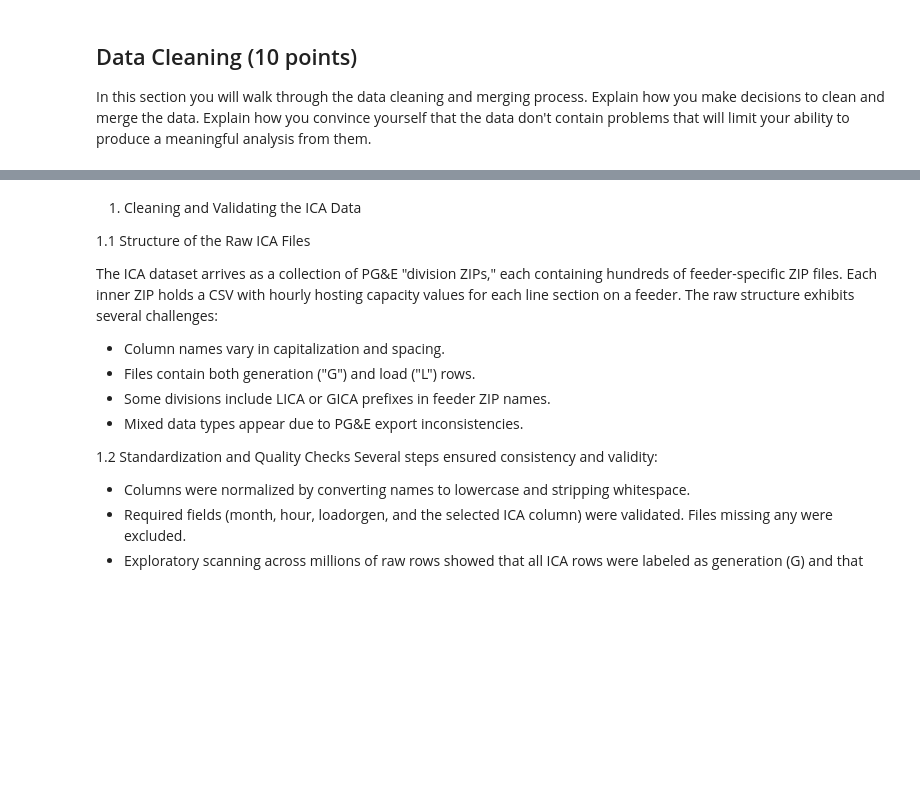
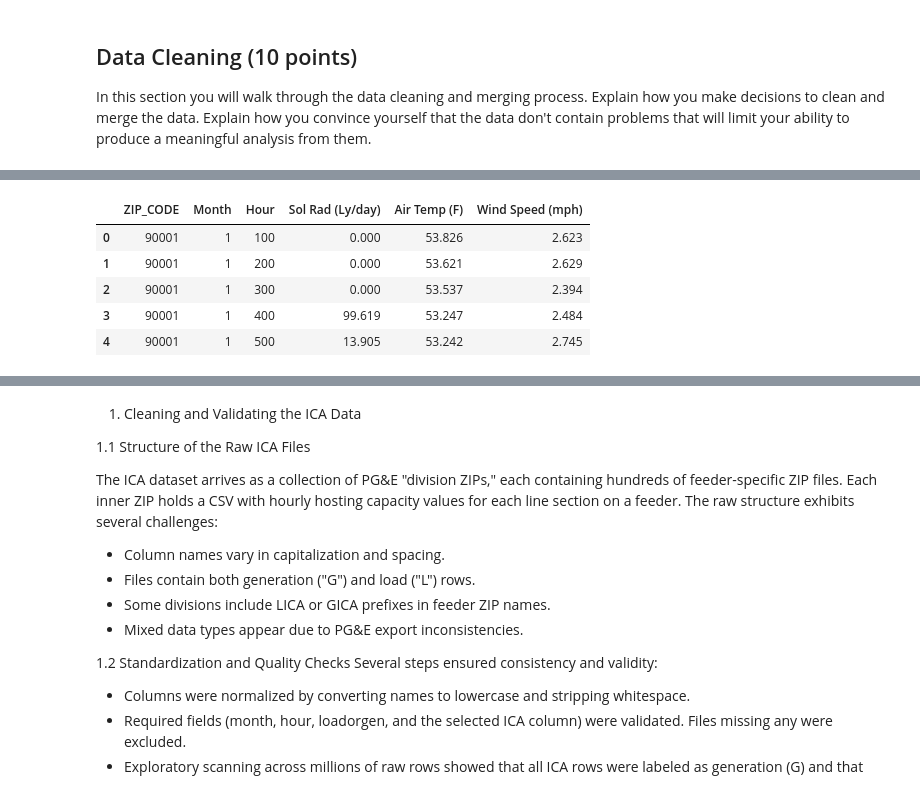
Before and after one commit to Brookeeichen/Predicted-Feeder-Congestion, a Jupyter notebook: FinalProjectTemplate_2025.ipynb, the cells around one changed output, grey strips where cells are left out. Saved outputs shown, nothing was run; the diff lists cells and outputs as text; code cells hidden in the pictures; blank space fills up the shorter version.

```diff
--- a/FinalProjectTemplate_2025.ipynb
+++ b/FinalProjectTemplate_2025.ipynb
@@ -205,0 +224,12 @@ In this section you will walk through the data cleaning and merging process.  Ex
+# %%
+import pandas as pd
+
+df = pd.read_csv("weather/2024_weather_cleaned.csv")
+df.head()
+# %% [output]
+|  | ZIP_CODE | Month | Hour | Sol Rad (Ly/day) | Air Temp (F) | Wind Speed (mph) |
+| 0 | 90001 | 1 | 100 | 0.000 | 53.826 | 2.623 |
+| 1 | 90001 | 1 | 200 | 0.000 | 53.621 | 2.629 |
+| 2 | 90001 | 1 | 300 | 0.000 | 53.537 | 2.394 |
+| 3 | 90001 | 1 | 400 | 99.619 | 53.247 | 2.484 |
+| 4 | 90001 | 1 | 500 | 13.905 | 53.242 | 2.745 |
```
Also changed, not shown: parts of 4 cells of this notebook.
